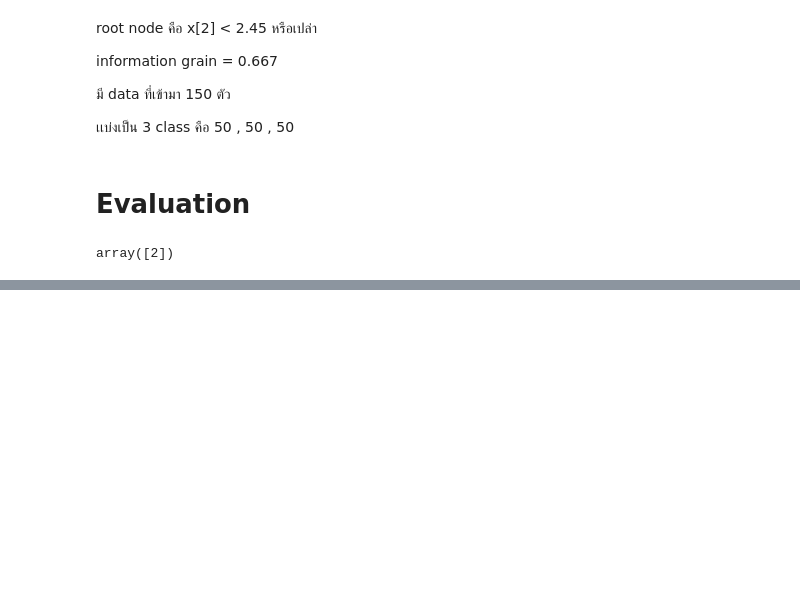
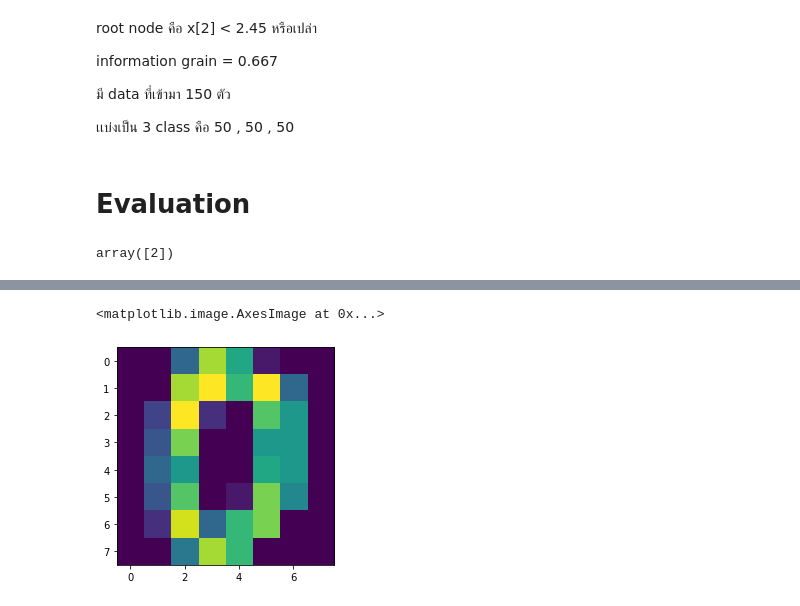
Before and after one commit to SupidchayaTangkidwanich/DWDM21, a Jupyter notebook: Chapter7_Classification_(Decision_Tree).ipynb, the cells around one changed output, grey strips where cells are left out. Saved outputs shown, nothing was run; the diff lists cells and outputs as text; code cells hidden in the pictures; blank space fills up the shorter version.

```diff
--- a/Chapter7_Classification_(Decision_Tree).ipynb
+++ b/Chapter7_Classification_(Decision_Tree).ipynb
@@ -107,0 +175,4 @@ array([2])
+# %%
+from sklearn import datasets
+
+digit_data = datasets.load_digits()
@@ -107,0 +194,5 @@ array([2])
+# %%
+plt.imshow(np.reshape(X[0,:],(8,8))) # เข้มมากจะเป็นค่ามาก เข้มน้อยจะเป็นค่าน้อย วาดทีละ 8 ตัว
+# %% [output]
+<matplotlib.image.AxesImage at 0x...>
+[figure, added]
```
Also changed, not shown: parts of 44 cells of this notebook.
